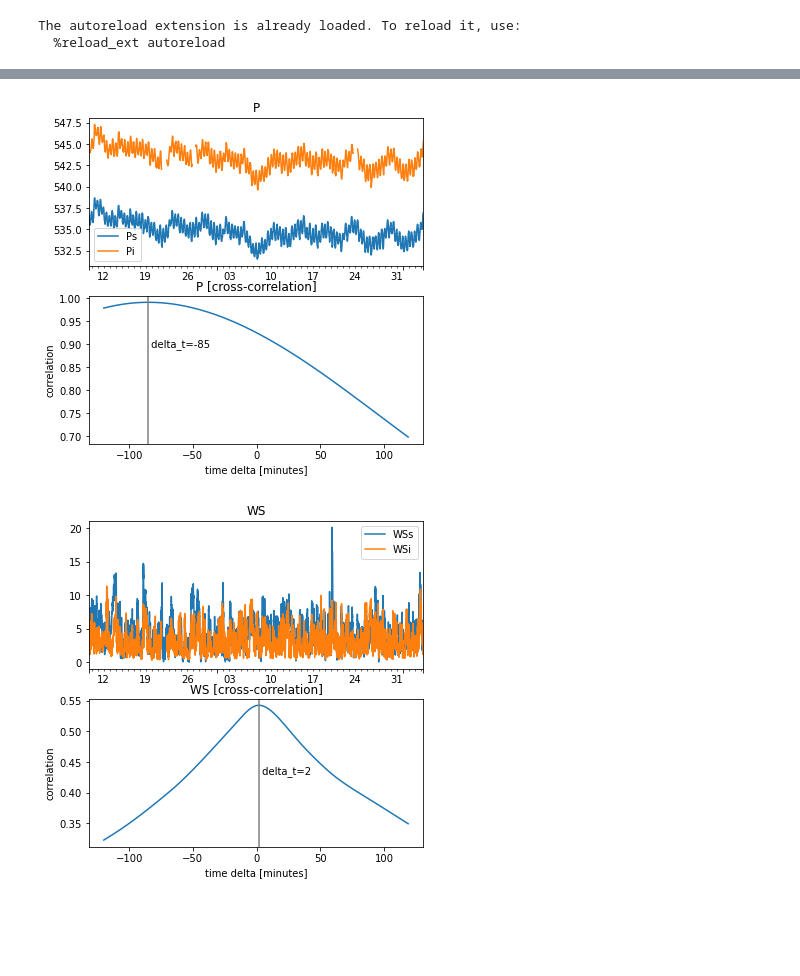
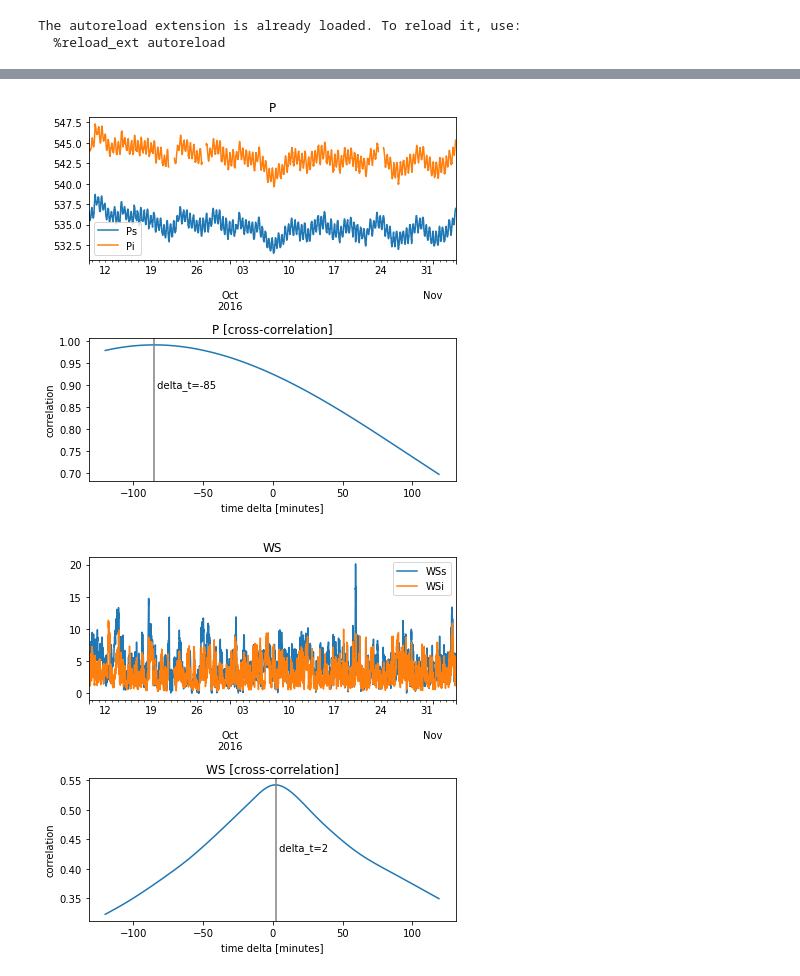
Before and after one commit to daliagachc/icos_chc_lag, a Jupyter notebook: nbs/z010_explore.ipynb, the cells around one changed output, grey strips where cells are left out. Drawn from its saved outputs; the diff is of its cells as text; code cells hidden in the pictures; blank space fills up the shorter version.

```diff
--- a/nbs/z010_explore.ipynb
+++ b/nbs/z010_explore.ipynb
@@ -117,5 +117,6 @@ for V in ['T','RH','P','WS']:
     plot_ts(ax1, dfm, V)
 
     plot_cross_val(V, ax2, res)
+    f.tight_layout()
     f.savefig(f'./imgs/{V}.png')
 # %% [output]
@@ -124,2 +125,2 @@ for V in ['T','RH','P','WS']:
-[figure, old version]
+[figure, new version]
-[figure, old version]
+[figure, new version]
```
Also changed, not shown: parts of 1 cell of this notebook, 6 other files.
